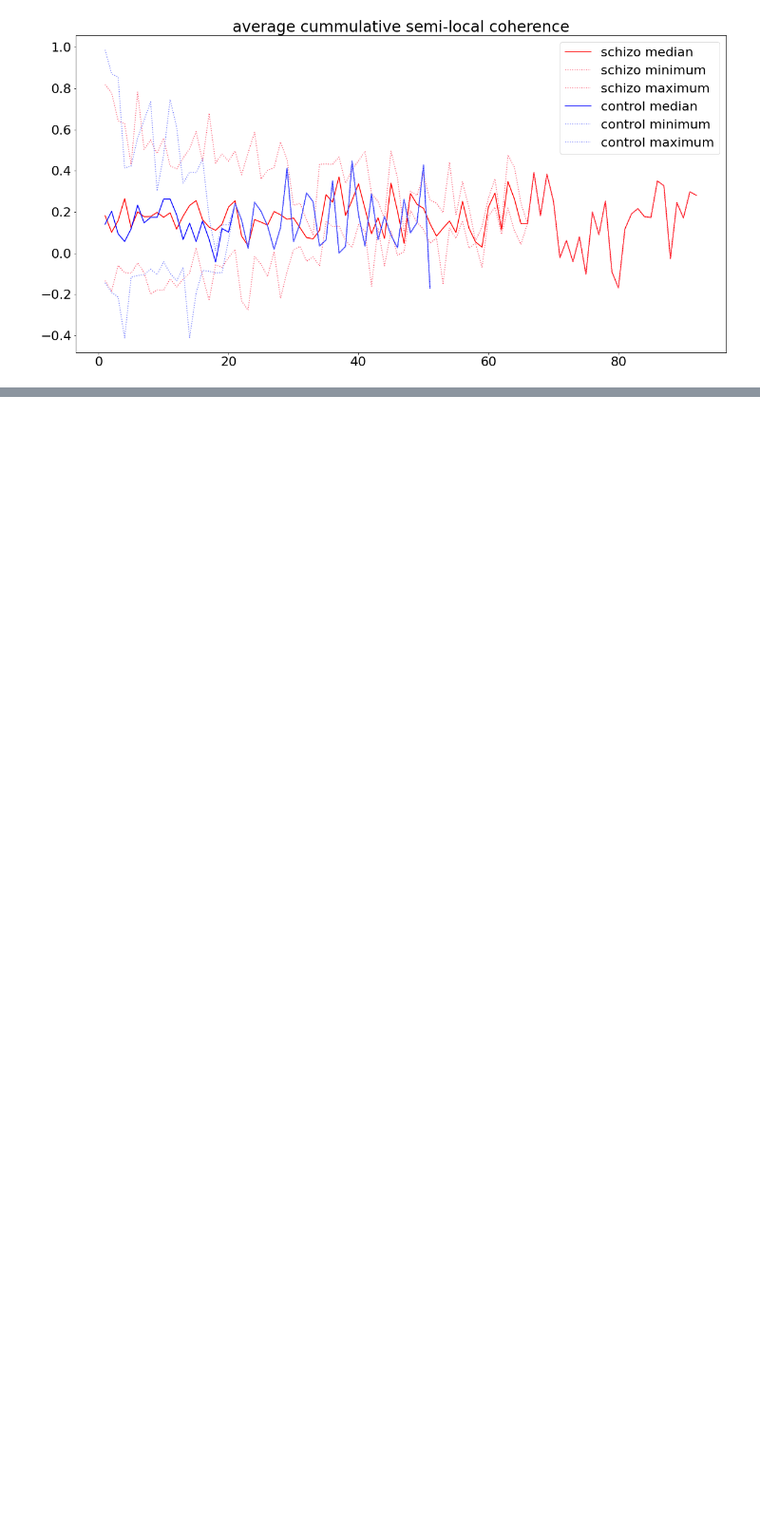
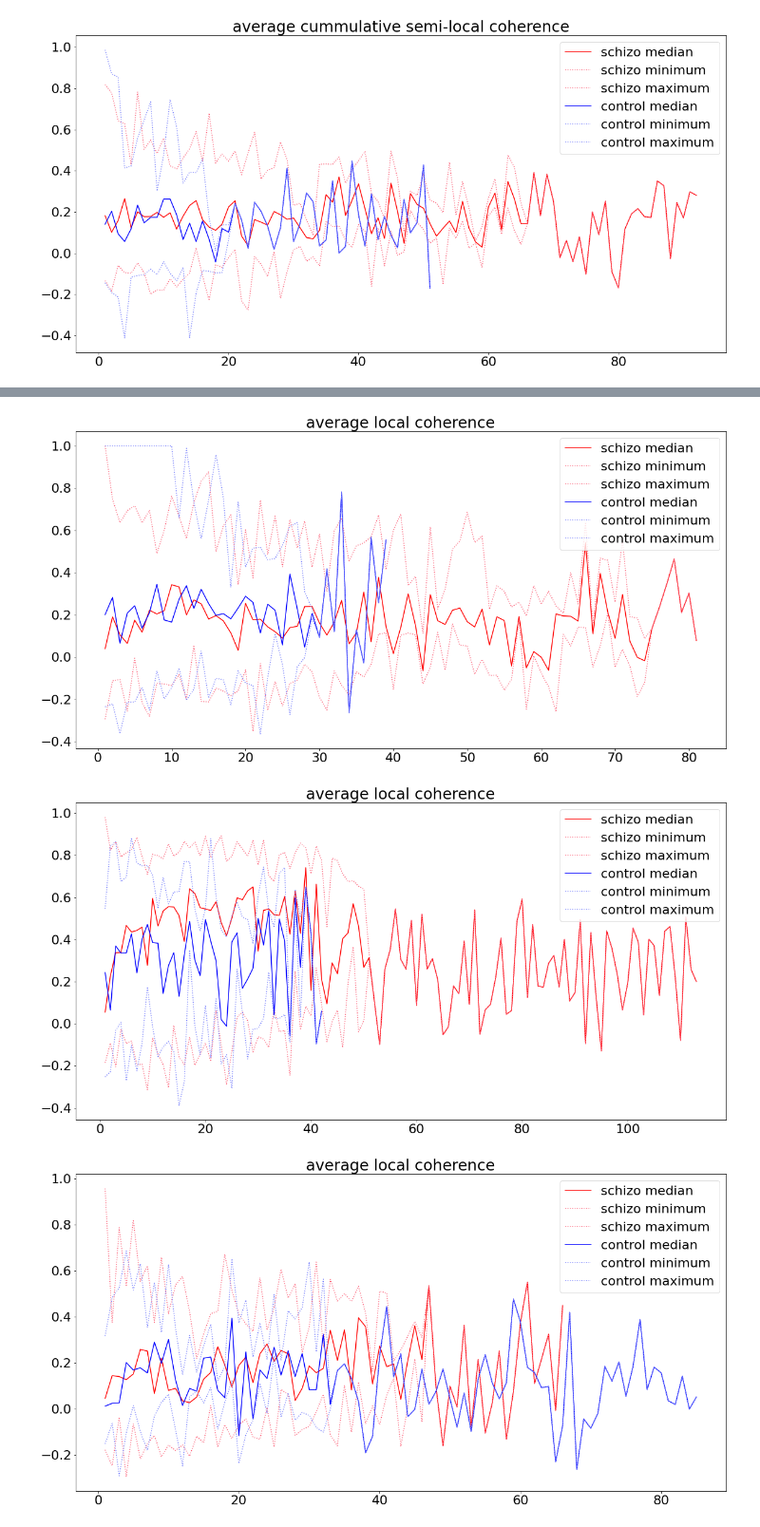
Before and after one commit to flying-bear/modeling_schizo, a Jupyter notebook: Apply_metrics.ipynb, the cells around one changed output, grey strips where cells are left out. Shown at 95% size. Cells and saved outputs as stored; diff of their text form; code cells hidden in the pictures; blank space fills up the shorter version.

Commit message:
Local coherence

```diff
--- a/Apply_metrics.ipynb
+++ b/Apply_metrics.ipynb
@@ -154,11 +155,13 @@ for col in tests:
   data[f'{col}_cum_semi_loc_coh_bert'] = data[f'{col}_bert' ][~pd.isnull(data[f'{col}_bert' ])].apply(get_cumulative_semi_loc_coh_array)
   data[f'{col}_mean_semi_loc_coh_bert'] = data[f'{col}_cum_semi_loc_coh_bert'][~pd.isnull(data[f'{col}_cum_semi_loc_coh_bert'])].apply(np.mean)
   data[f'{col}_max_semi_loc_coh_bert'] = data[f'{col}_cum_semi_loc_coh_bert'][~pd.isnull(data[f'{col}_cum_semi_loc_coh_bert'])].apply(max)
+  data[f'{col}_last_semi_loc_coh_bert'] = data[f'{col}_cum_semi_loc_coh_bert'][~pd.isnull(data[f'{col}_cum_semi_loc_coh_bert'])].apply(lambda x: x[-1])
 # %%
 for col in tests:
   data[f'{col}_cum_semi_loc_coh_elmo'] = data[f'{col}_elmo' ][~pd.isnull(data[f'{col}_elmo' ])].apply(get_cumulative_semi_loc_coh_array)
   data[f'{col}_mean_semi_loc_coh_elmo'] = data[f'{col}_cum_semi_loc_coh_elmo'][~pd.isnull(data[f'{col}_cum_semi_loc_coh_elmo'])].apply(np.mean)
   data[f'{col}_max_semi_loc_coh_elmo'] = data[f'{col}_cum_semi_loc_coh_elmo'][~pd.isnull(data[f'{col}_cum_semi_loc_coh_elmo'])].apply(max)
+  data[f'{col}_last_semi_loc_coh_elmo'] = data[f'{col}_cum_semi_loc_coh_elmo'][~pd.isnull(data[f'{col}_cum_semi_loc_coh_elmo'])].apply(lambda x: x[-1])
 # %%
 for col in tests:
   min_c, med_c, max_c, min_s, med_s, max_s = data[~pd.isnull(data[f'{col}_cum_semi_loc_coh_sif'])].groupby('binary_diagnosis')[f'{col}_cum_semi_loc_coh_sif' ].apply(average_text_vector_dict)
@@ -175,0 +200,21 @@ for col in tests:
+# %%
+methods = ['sif', 'bert', 'elmo']
+# %%
+for col in tests:
+  for method in methods:
+    data[f'{col}_loc_coh_{method}'] = data[f'{col}_{method}' ][~pd.isnull(data[f'{col}_{method}' ])].apply(get_cumulative_semi_loc_coh_array)
+    data[f'{col}_mean_loc_coh_{method}'] = data[f'{col}_loc_coh_{method}'][~pd.isnull(data[f'{col}_loc_coh_{method}'])].apply(np.mean)
+    data[f'{col}_max_loc_coh_{method}'] = data[f'{col}_loc_coh_{method}'][~pd.isnull(data[f'{col}_loc_coh_{method}'])].apply(max)
+# %%
+for col in tests:
+  min_c, med_c, max_c, min_s, med_s, max_s = data[~pd.isnull(data[f'{col}_loc_coh_sif'])].groupby('binary_diagnosis')[f'{col}_loc_coh_sif' ].apply(average_text_vector_dict)
+  dict_control =  {'min': min_c, 'max': max_c, 'med': med_c}
+  dict_schizo = {'min': min_s, 'max': max_s, 'med':med_s}
+  plot_average(dict_schizo, labels={'med':'schizo median', 'min':'schizo minimum', 'max':'schizo maximum'})
+  plot_average(dict_control, labels={'med':'control median', 'min':'control minimum', 'max':'control maximum'},
+             colors={'med':'b', 'min':'#717afd', 'max':'#717afd'}, title='average local coherence')
+  plt.show()
+# %% [output]
+[figure, added]
+[figure, added]
+[figure, added]
```
Also changed, not shown: parts of 4 cells of this notebook.
